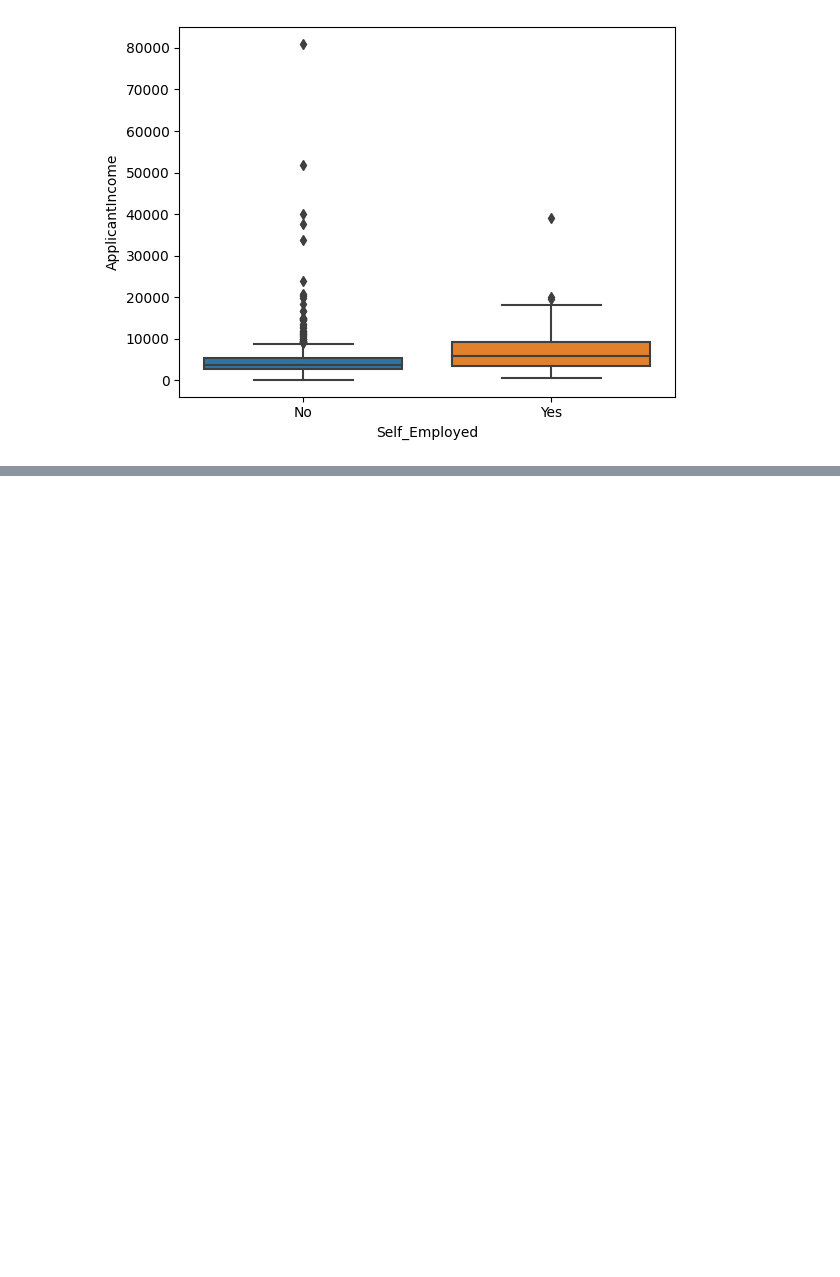
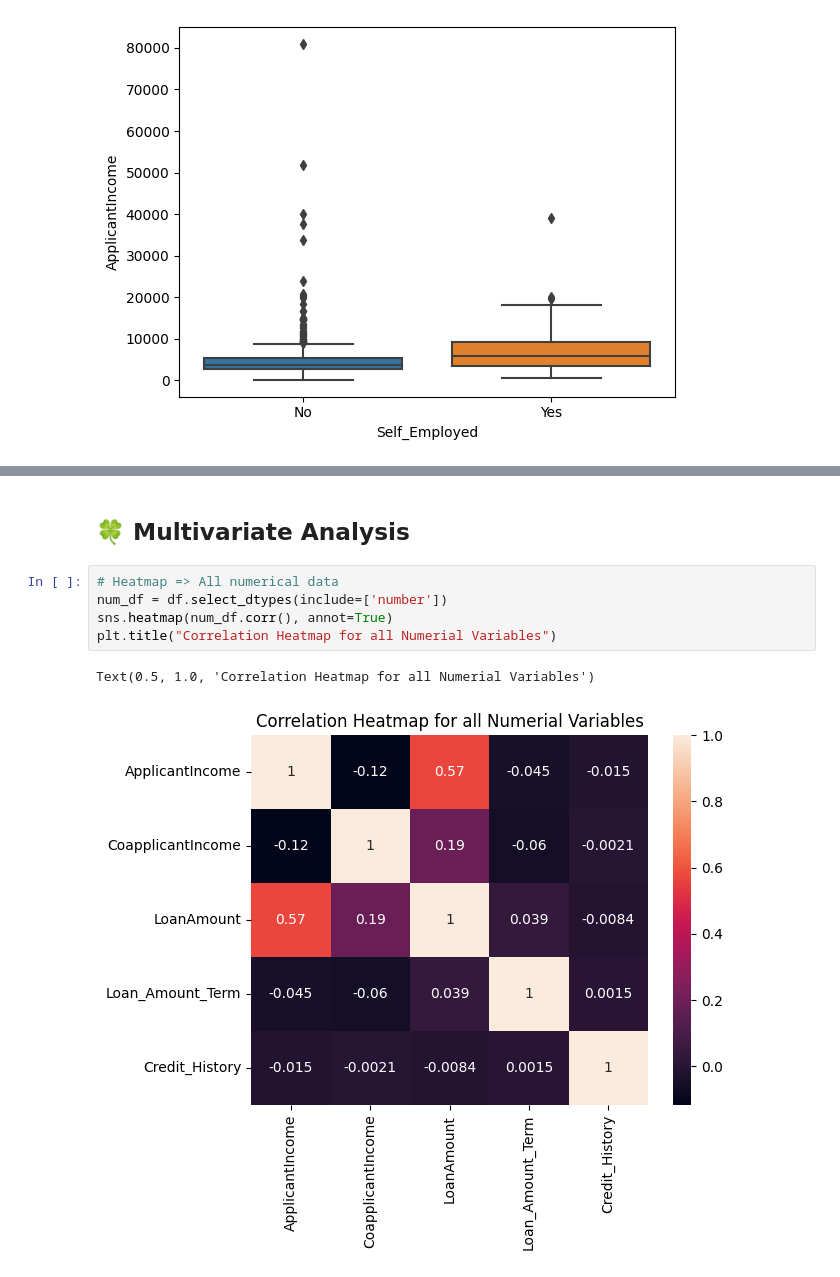
Before and after one commit to alfredkondoro/Uni-Bi-Multivariate-Analysis---Loan-Prediction-, a Jupyter notebook: uni-bi-multivariate-analysis-loan-prediction.ipynb, the cells around one changed output, grey strips where cells are left out. Cells and saved outputs as stored; diff of their text form; blank space fills up the shorter version.

Commit message:
Kaggle Notebook | Uni/Bi/Multivariate Analysis - Loan Prediction  | Version 3

```diff
--- a/uni-bi-multivariate-analysis-loan-prediction.ipynb
+++ b/uni-bi-multivariate-analysis-loan-prediction.ipynb
@@ -122,3 +123,13 @@ sns.displot(df, x= "ApplicantIncome", hue="Married", kind="kde")
 # %% [output]
 <seaborn.axisgrid.FacetGrid at 0x...>
 [figure]
+# %% [markdown]
+## 🍀 Multivariate Analysis
+# %%
+# Heatmap => All numerical data
+num_df = df.select_dtypes(include=['number'])
+sns.heatmap(num_df.corr(), annot=True)
+plt.title("Correlation Heatmap for all Numerial Variables")
+# %% [output]
+Text(0.5, 1.0, 'Correlation Heatmap for all Numerial Variables')
+[figure, added]
```
Also changed, not shown: parts of 8 cells of this notebook.
